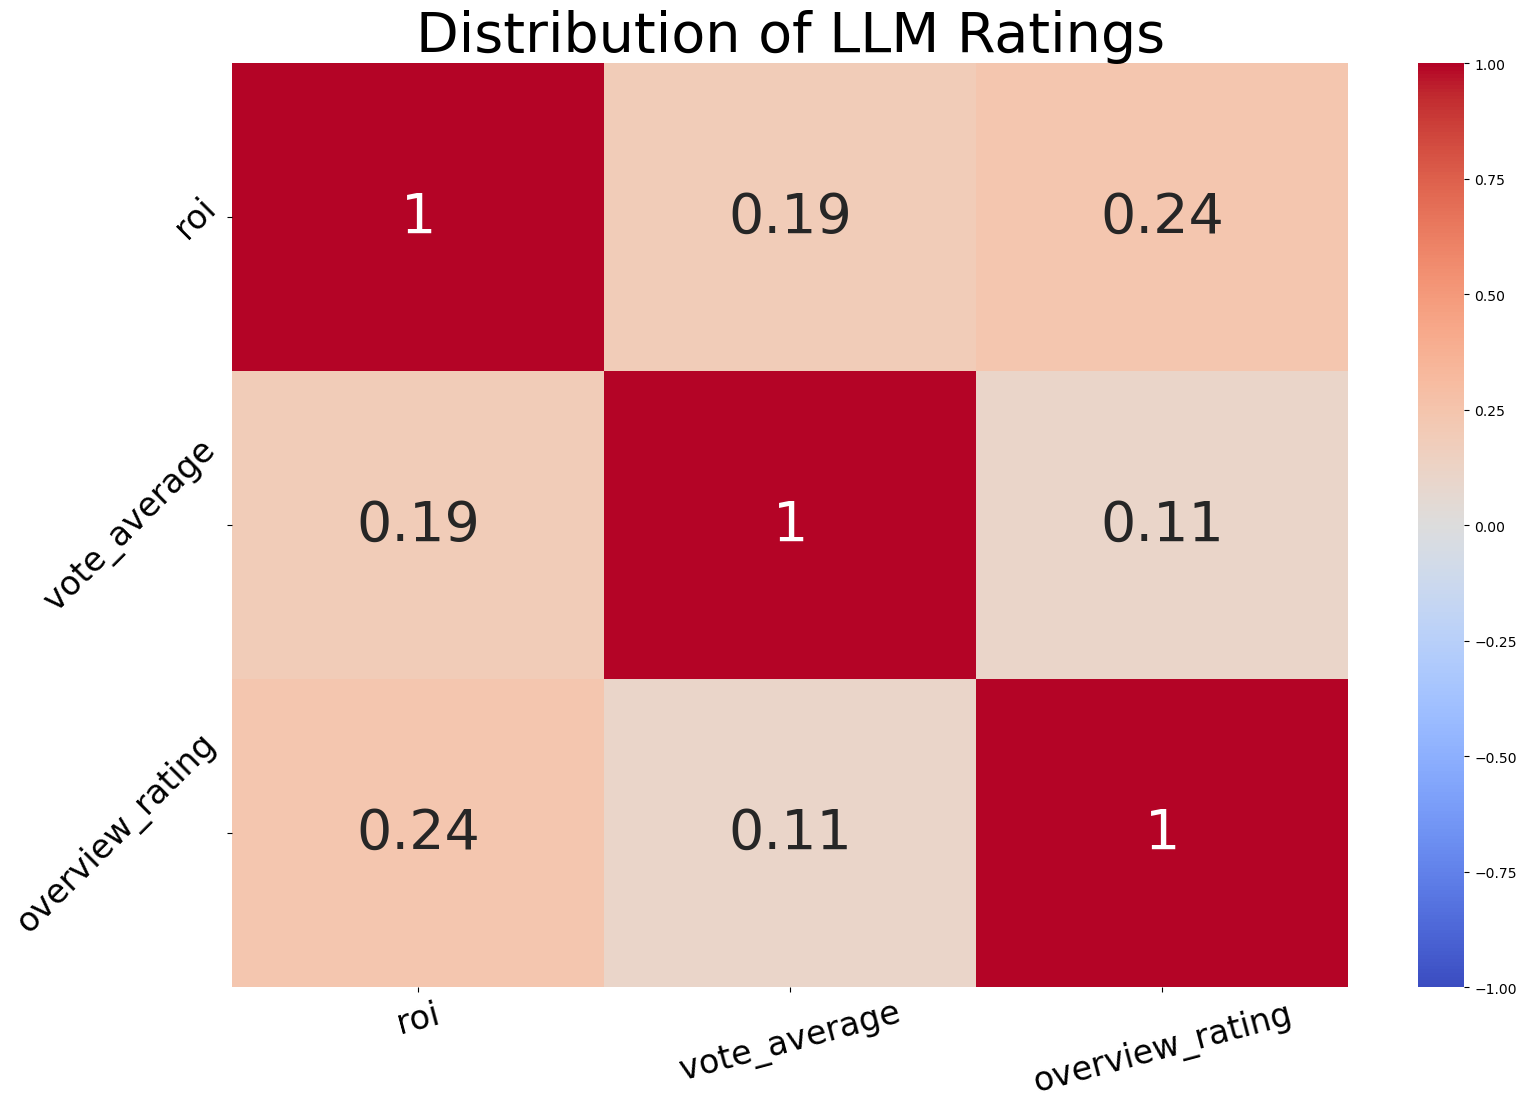
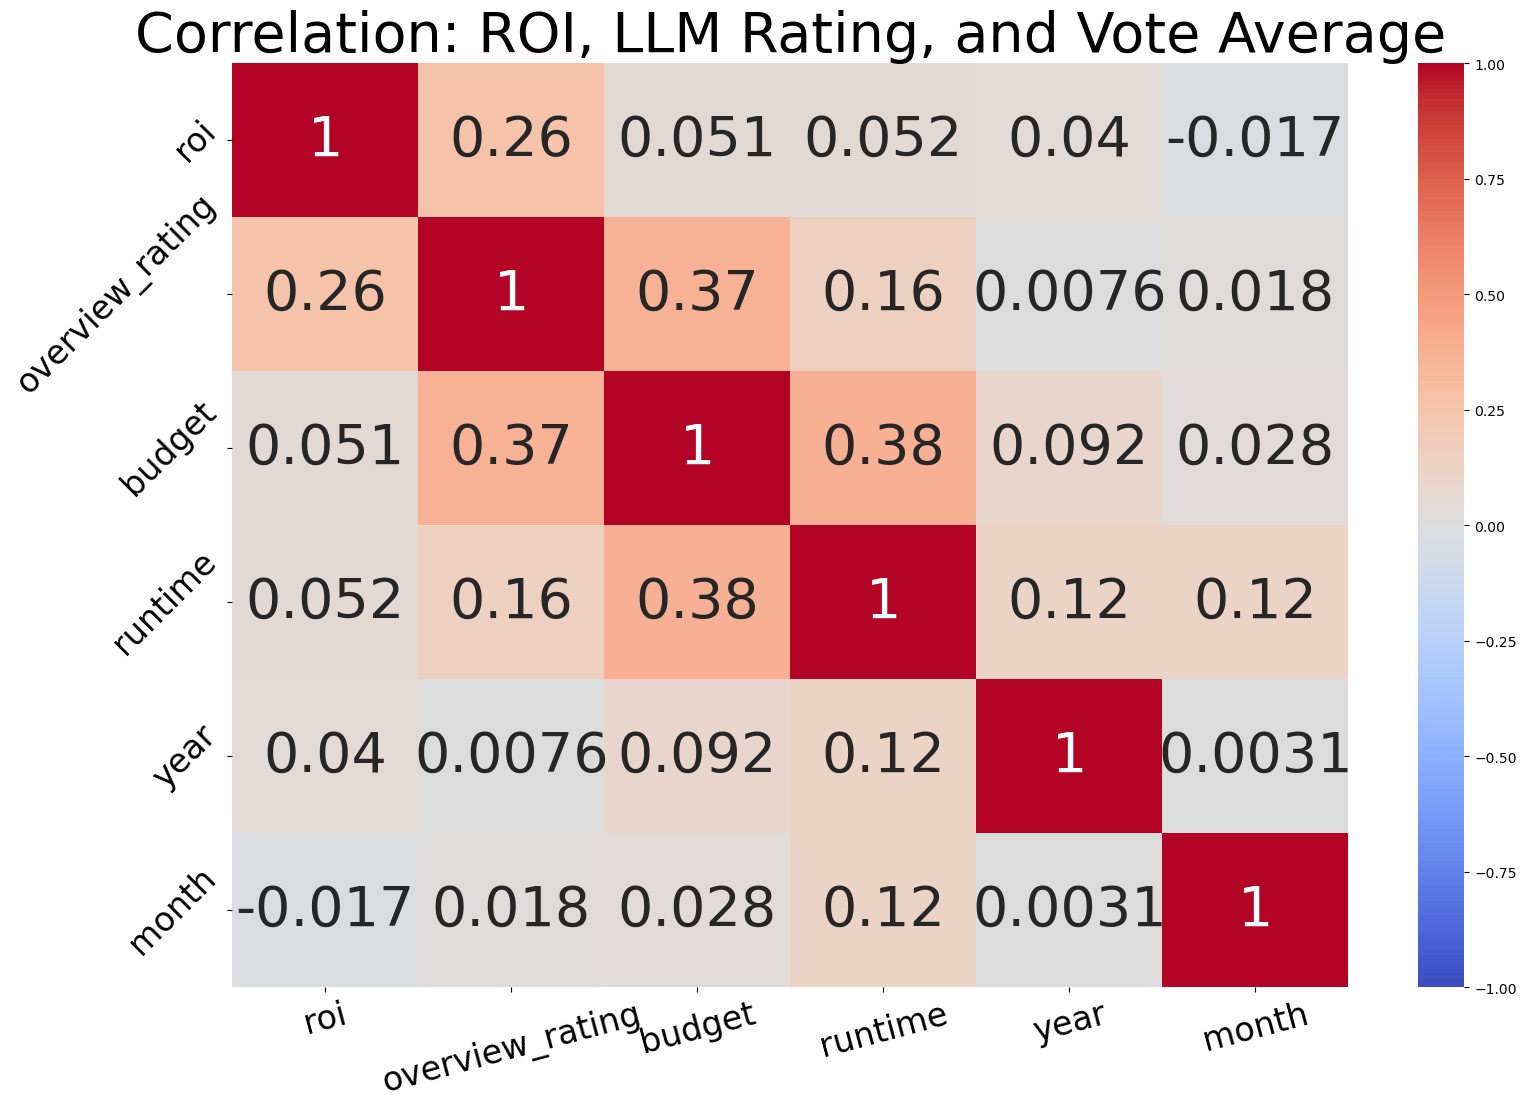
Code edit (unified diff) that turned the first committed figure into the second:
--- before
+++ after
@@ -1,13 +1,24 @@
 import seaborn as sns
 
+df = df[df["budget"] > 1000]
+df = df[df["revenue"] > 1000]
+df = df[df["runtime"] > 40]
+
+df["release_date"] = pd.to_datetime(df["release_date"], errors="coerce")
+df = df.dropna(subset=["release_date"])
 
 df["roi"] = (df["revenue"] / df["budget"]).clip(upper=10)
 df["success"] = (df["roi"] > 2).astype(int)
 df["roi_log"] = np.log1p(df["roi"])
+df["year"] = df["release_date"].dt.year
+df["month"] = df["release_date"].dt.month
+
 correlation_matrix = df[["roi", "vote_average", "overview_rating"]].corr()
-
-
 print(correlation_matrix)
 
+correlation_matrix = df[
+    ["roi", "overview_rating", "budget", "runtime", "year", "month"]
+].corr()
+print(correlation_matrix)
 
 plt.figure(figsize=(18, 12))
@@ -21,8 +32,7 @@
     annot_kws={"size": 40},
 )
-plt.title("Correlation: ROI, LLM Rating, and Vote Average")
+plt.title("Correlation: ROI, LLM Rating, and Vote Average", fontsize=40)
 plt.xticks(fontsize=24, rotation=15)
 plt.yticks(fontsize=24, rotation=45)
-plt.title("Distribution of LLM Ratings", fontsize=40)
 plt.savefig(
     "../results/correlation_matrix_heatmap.png"

Commit: fix vidual